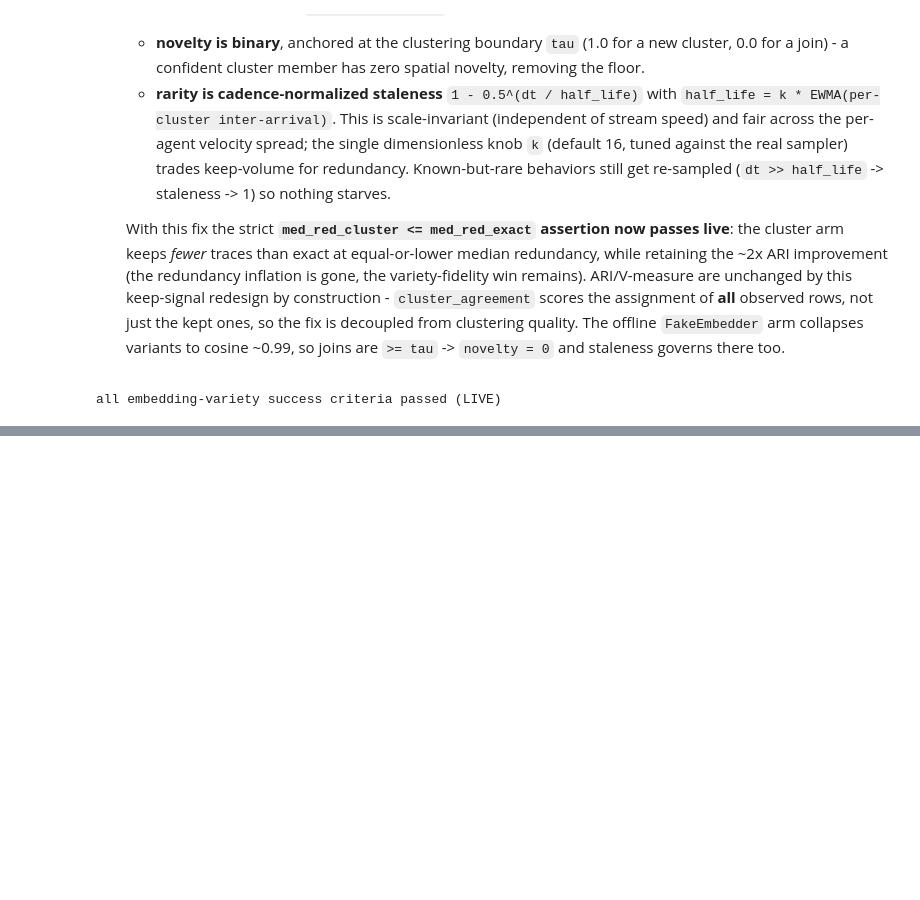
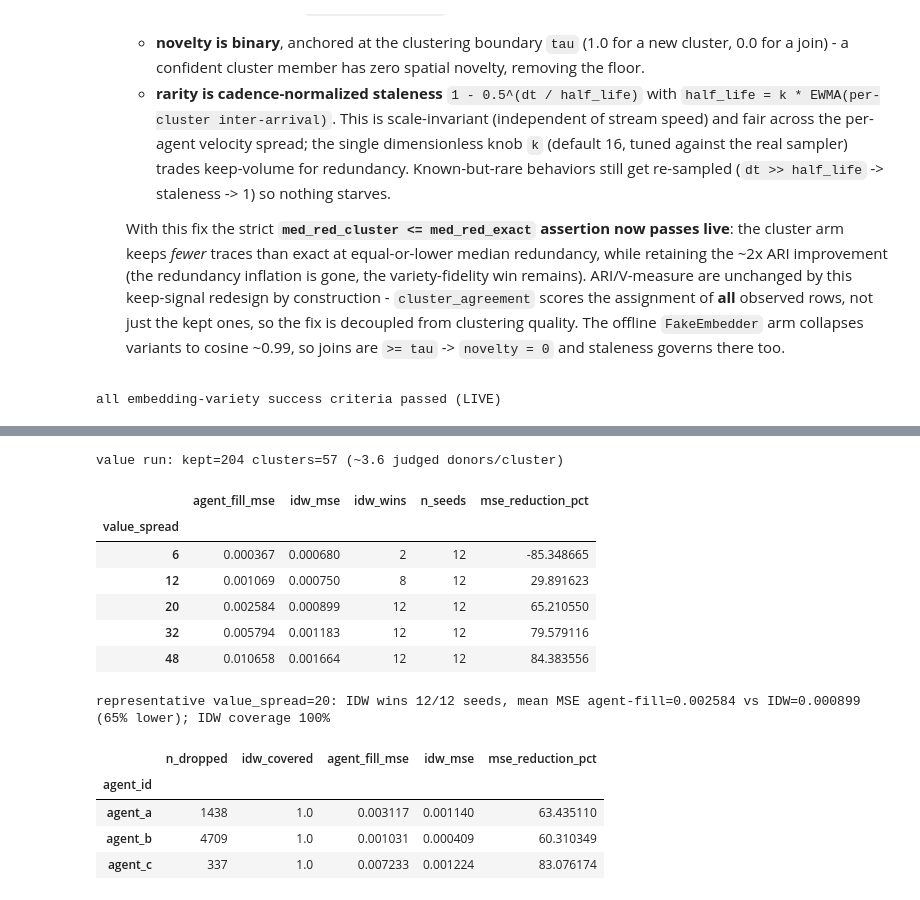
Before and after one commit to aadharshkannan/singlenotebooks, a Jupyter notebook: adaptive_trace_sampling.ipynb, the cells around one changed output, grey strips where cells are left out. Cells and saved outputs as stored; diff of their text form; code cells hidden in the pictures; blank space fills up the shorter version.

```diff
--- a/adaptive_trace_sampling.ipynb
+++ b/adaptive_trace_sampling.ipynb
@@ -431,0 +443,57 @@ all embedding-variety success criteria passed (LIVE)
+# %%
+from trace_sampling.value_sim import run_value_simulation
+
+# A longer cluster run so each behaviour cluster accrues several judged donors.
+# Embeddings are cached per signature, so on the live arm this reuses cached
+# vectors and adds negligible Azure cost beyond the one run.
+value_stream = generate_concept_stream(concept_agents, concepts, sm, duration=120.0, seed=7)
+value_run = run_arm(value_stream, vcfg, arm=cluster_arm, seed=0, synonym_map=sm)
+_donors = value_run.ledger['kept'] / max(value_run.ledger['embed_calls'], 1)
+print(f"value run: kept={value_run.ledger['kept']} clusters={value_run.ledger['embed_calls']} "
+      f'(~{_donors:.1f} judged donors/cluster)')
+
+JUDGE_NOISE = 0.05                 # judge observation noise (std, on a 0..1 eval scale)
+SPREADS = [6, 12, 20, 32, 48]      # how much value varies across behaviour clusters
+FIELD_SEEDS = list(range(1000, 1012))   # value-field realizations (avoid a lucky draw)
+
+def sweep_spread(spread):
+    fills, idws, wins = [], [], 0
+    for s in FIELD_SEEDS:
+        r = run_value_simulation(value_stream, value_run, scale=spread,
+                                 sigma=JUDGE_NOISE, seed=s)
+        fills.append(r.agent_fill_mse); idws.append(r.idw_mse)
+        wins += int(r.idw_mse < r.agent_fill_mse)
+    return float(np.mean(fills)), float(np.mean(idws)), wins
+
+curve = pd.DataFrame([(sp, *sweep_spread(sp)) for sp in SPREADS],
+                     columns=['value_spread', 'agent_fill_mse', 'idw_mse', 'idw_wins']
+                    ).set_index('value_spread')
+curve['n_seeds'] = len(FIELD_SEEDS)
+curve['mse_reduction_pct'] = 100 * (1 - curve['idw_mse'] / curve['agent_fill_mse'])
+display(curve.round(6))
+
+# Representative HIGH-spread regime (behaviours carry meaningfully distinct value)
+# for the per-agent breakdown.
+REP_SPREAD = 20
+value_res = run_value_simulation(value_stream, value_run, scale=REP_SPREAD,
+                                 sigma=JUDGE_NOISE, seed=20260710)
+rep = curve.loc[REP_SPREAD]
+print(f'\nrepresentative value_spread={REP_SPREAD}: IDW wins {int(rep.idw_wins)}/{int(rep.n_seeds)} seeds, '
+      f'mean MSE agent-fill={rep.agent_fill_mse:.6f} vs IDW={rep.idw_mse:.6f} '
+      f'({rep.mse_reduction_pct:.0f}% lower); IDW coverage {value_res.idw_coverage:.0%}')
+display(value_res.per_agent.round(6))
+# %% [output]
+value run: kept=204 clusters=57 (~3.6 judged donors/cluster)
+|  | agent_fill_mse | idw_mse | idw_wins | n_seeds | mse_reduction_pct |
+| value_spread |  |  |  |  |  |
+| 6 | 0.000367 | 0.000680 | 2 | 12 | -85.348665 |
+| 12 | 0.001069 | 0.000750 | 8 | 12 | 29.891623 |
+| 20 | 0.002584 | 0.000899 | 12 | 12 | 65.210550 |
+| 32 | 0.005794 | 0.001183 | 12 | 12 | 79.579116 |
+| 48 | 0.010658 | 0.001664 | 12 | 12 | 84.383556 |
+representative value_spread=20: IDW wins 12/12 seeds, mean MSE agent-fill=0.002584 vs IDW=0.000899 (65% lower); IDW coverage 100%
+|  | n_dropped | idw_covered | agent_fill_mse | idw_mse | mse_reduction_pct |
+| agent_id |  |  |  |  |  |
+| agent_a | 1438 | 1.0 | 0.003117 | 0.001140 | 63.435110 |
+| agent_b | 4709 | 1.0 | 0.001031 | 0.000409 | 60.310349 |
+| agent_c | 337 | 1.0 | 0.007233 | 0.001224 | 83.076174 |
```
Also changed, not shown: parts of 8 cells of this notebook, 2 other files.
